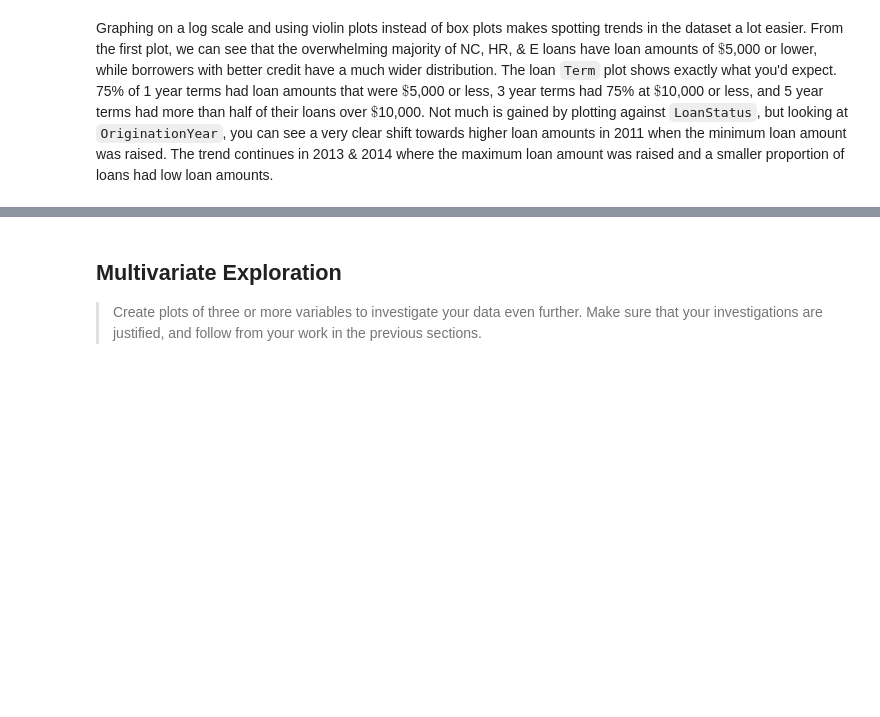
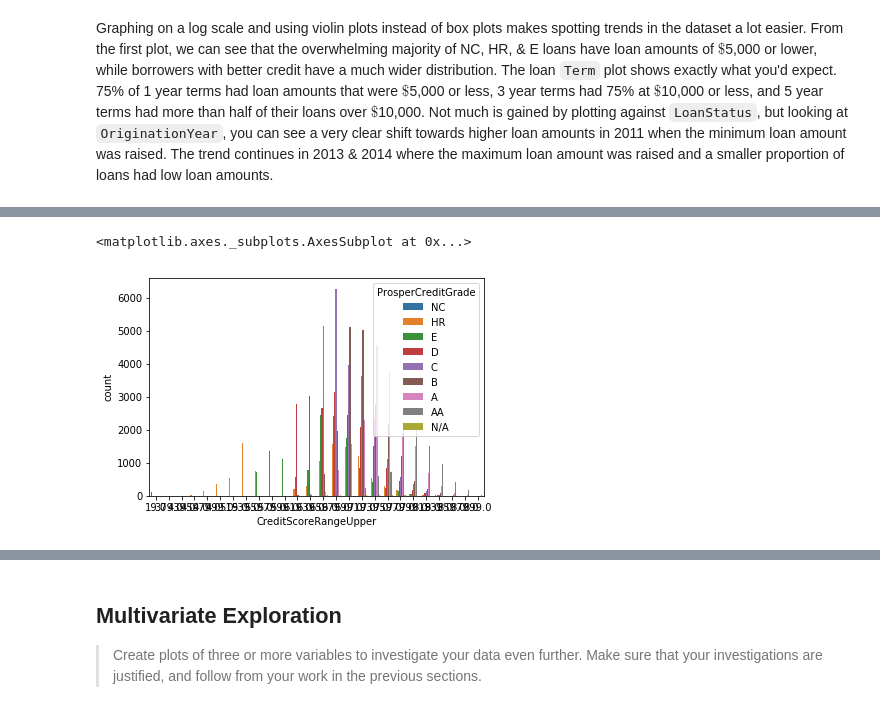
Before and after one commit to iRowebot/prosper_loans_visualizations, a Jupyter notebook: prosper_loans_data_visualization.ipynb, the cells around one changed output, grey strips where cells are left out. Cells and saved outputs as stored; diff of their text form; code cells hidden in the pictures; blank space fills up the shorter version.

```diff
--- a/prosper_loans_data_visualization.ipynb
+++ b/prosper_loans_data_visualization.ipynb
@@ -677,0 +680,5 @@ Graphing on a log scale and using violin plots instead of box plots makes spotti
+# %%
+sns.countplot(data=df_subset, x='CreditScoreRangeUpper', hue='ProsperCreditGrade')
+# %% [output]
+<matplotlib.axes._subplots.AxesSubplot at 0x...>
+[figure, added]
```
Also changed, not shown: parts of 4 cells of this notebook.
